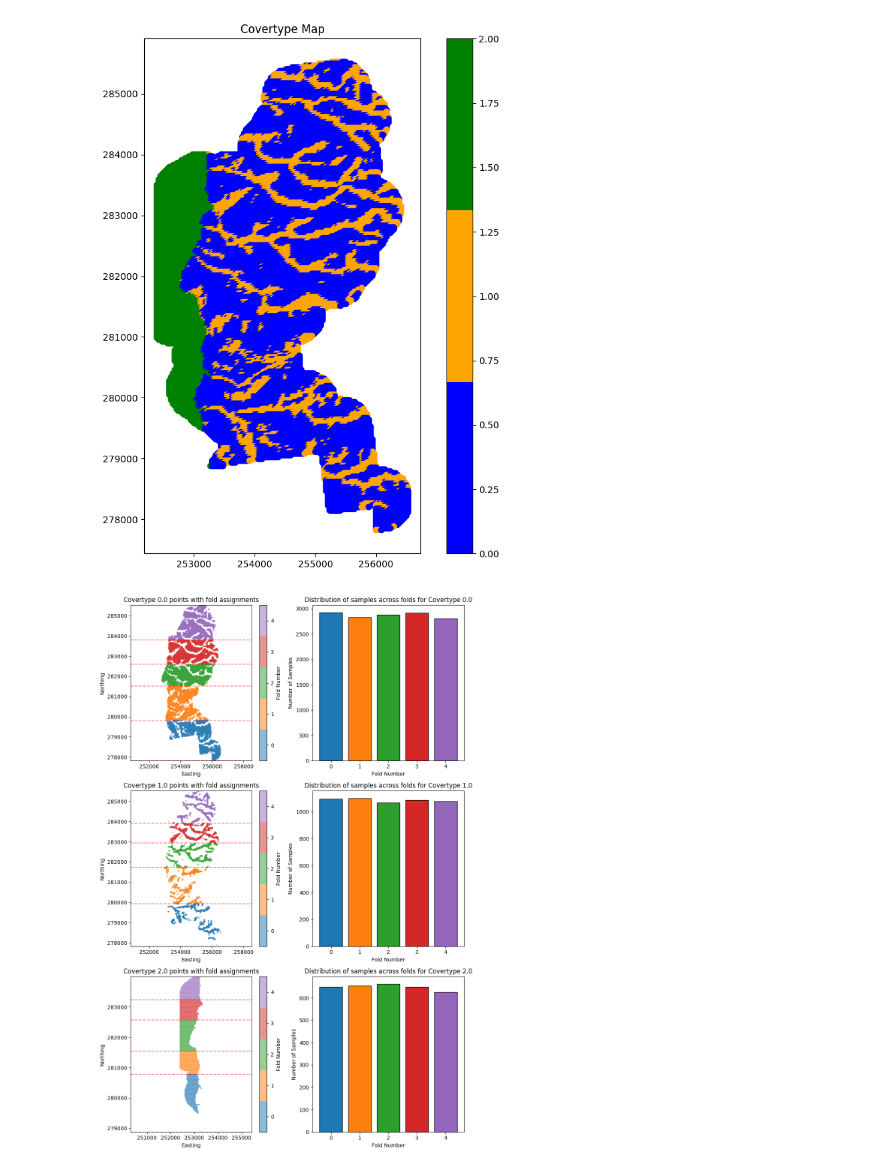
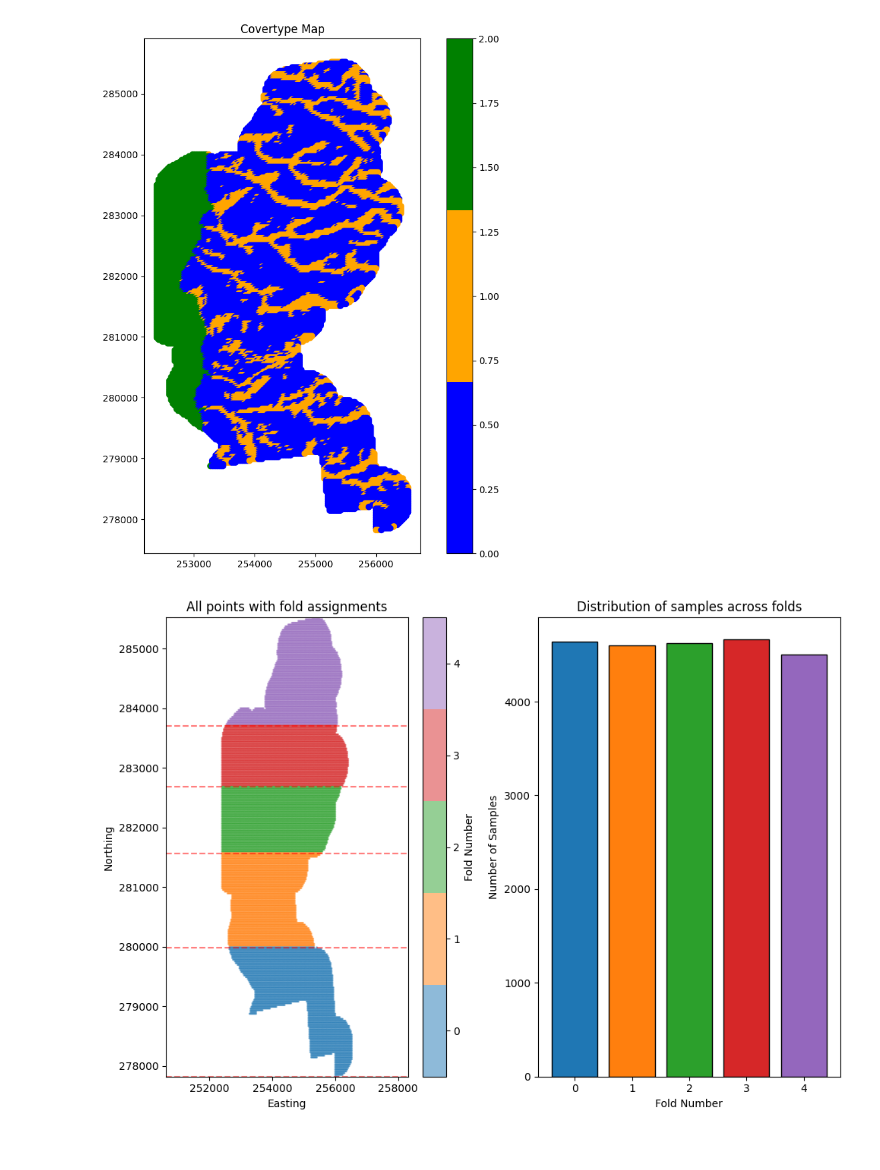
Before and after one commit to mosscoder/calibrate_rap, a Jupyter notebook: 06_assign_latitudinal_folds.ipynb, the cells around one changed output. Cells and saved outputs as stored; diff of their text form; code cells hidden in the pictures.

```diff
--- a/06_assign_latitudinal_folds.ipynb
+++ b/06_assign_latitudinal_folds.ipynb
@@ -72,77 +72,64 @@ plt.show()
 [figure]
 [figure]
 # %%
-# Create a figure with 2 rows and 3 columns of subplots
-fig, axes = plt.subplots(3, 2, figsize=(10, 15))
+# Create a figure with 1 row and 2 columns of subplots
+fig, axes = plt.subplots(1, 2, figsize=(10, 7))
 axes = axes.flatten()
 
 # Create a custom colormap with 5 distinct colors
 colors = ['#1f77b4', '#ff7f0e', '#2ca02c', '#d62728', '#9467bd']  # 5 distinct colors
 custom_cmap = matplotlib.colors.ListedColormap(colors)
 
-covertypes = train_points['covertype'].unique()
-covertypes = sorted(covertypes[~pd.isnull(covertypes)]) #sort and remove nans
+# Get y-coordinates of all points
+all_y = train_points.geometry.y
 
-for i, covertype in enumerate(covertypes):
-    # Filter points for the current covertype
-    covertype_points = train_points[train_points['covertype'] == covertype].copy()
+# Create bands with equal number of points in each fold
+num_folds = 5
+y_bands = np.percentile(all_y, np.linspace(0, 100, num_folds + 1))
 
-    # Get y-coordinates of all points for this covertype
-    all_y = covertype_points.geometry.y
+# Assign folds based on which band each point falls into
+train_points.loc[:, 'fold'] = pd.cut(train_points.geometry.y, bins=y_bands, labels=False, include_lowest=True)
 
-    # Create bands with equal number of points in each fold
-    num_folds = 5
-    y_bands = np.percentile(all_y, np.linspace(0, 100, num_folds + 1))
+# Plot all points with y_bands on first subplot
+ax1 = axes[0]
 
-    # Assign folds based on which band each point falls into
-    covertype_points.loc[:, 'fold'] = pd.cut(covertype_points.geometry.y, bins=y_bands, labels=False, include_lowest=True)
+# Calculate the range of x and y coordinates
+x_min, x_max = train_points.geometry.x.min(), train_points.geometry.x.max()
+y_min, y_max = train_points.geometry.y.min(), train_points.geometry.y.max()
 
-    # Update the original train_points with the fold assignments
-    train_points.loc[covertype_points.index, 'fold'] = covertype_points['fold']
+# Calculate the width and height of the plot
+x_range = x_max - x_min
+y_range = y_max - y_min
 
-    # Plot all points with y_bands on first subplot
-    ax1 = axes[i*2]
+# Determine the plot size based on the larger range
+plot_range = max(x_range, y_range)
 
-    # Calculate the range of x and y coordinates
-    x_min, x_max = covertype_points.geometry.x.min(), covertype_points.geometry.x.max()
-    y_min, y_max = covertype_points.geometry.y.min(), covertype_points.geometry.y.max()
+# Set the plot limits to maintain a 1:1 aspect ratio
+ax1.set_xlim(x_min - (plot_range - x_range) / 2, x_max + (plot_range - x_range) / 2)
+ax1.set_ylim(y_min - (plot_range - y_range) / 2, y_max + (plot_range - y_range) / 2)
 
-    # Calculate the width and height of the plot
-    x_range = x_max - x_min
-    y_range = y_max - y_min
+scatter1 = ax1.scatter(train_points.geometry.x, train_points.geometry.y,
+                        c=train_points['fold'], cmap=custom_cmap,
+                        s=1, alpha=0.5, vmin=-0.5, vmax=4.5)
+for y_val in y_bands:
+    ax1.axhline(y=y_val, color='red', linestyle='--', alpha=0.5)
+cbar1 = fig.colorbar(scatter1, ax=ax1, label='Fold Number', ticks=[0,1,2,3,4])
+cbar1.set_ticklabels(['0','1','2','3','4'])
+ax1.set_title(f'All points with fold assignments')
+ax1.set_xlabel('Easting')
+ax1.set_ylabel('Northing')
 
-    # Determine the plot size based on the larger range
-    plot_range = max(x_range, y_range)
+# Plot distribution of all samples
+ax2 = axes[1]
+fold_counts = train_points['fold'].value_counts().sort_index()
+ax2.bar(fold_counts.index, fold_counts.values, color=colors, edgecolor='black')
+ax2.set_title(f'Distribution of samples across folds')
+ax2.set_xlabel('Fold Number')
+ax2.set_ylabel('Number of Samples')
 
-    # Set the plot limits to maintain a 1:1 aspect ratio
-    ax1.set_xlim(x_min - (plot_range - x_range) / 2, x_max + (plot_range - x_range) / 2)
-    ax1.set_ylim(y_min - (plot_range - y_range) / 2, y_max + (plot_range - y_range) / 2)
-
-    scatter1 = ax1.scatter(covertype_points.geometry.x, covertype_points.geometry.y,
-                          c=covertype_points['fold'], cmap=custom_cmap,
-                          s=1, alpha=0.5, vmin=-0.5, vmax=4.5)
-    for y_val in y_bands:
-        ax1.axhline(y=y_val, color='red', linestyle='--', alpha=0.5)
-    cbar1 = fig.colorbar(scatter1, ax=ax1, label='Fold Number', ticks=[0,1,2,3,4])
-    cbar1.set_ticklabels(['0','1','2','3','4'])
-    ax1.set_title(f'Covertype {covertype} points with fold assignments')
-    ax1.set_xlabel('Easting')
-    ax1.set_ylabel('Northing')
-
-    # Plot distribution of all samples
-    ax2 = axes[i*2+1]
-    fold_counts = covertype_points['fold'].value_counts().sort_index()
-    ax2.bar(fold_counts.index, fold_counts.values, color=colors, edgecolor='black')
-    ax2.set_title(f'Distribution of samples across folds for Covertype {covertype}')
-    ax2.set_xlabel('Fold Number')
-    ax2.set_ylabel('Number of Samples')
-
-# Remove any unused subplots
-for j in range(len(covertypes)*2, len(axes)):
-    fig.delaxes(axes[j])
 
 plt.tight_layout()
 # %% [output]
-[figure, old version]
+[figure, new version]
 # %%
 train_points.to_file('data/vector/train_points_with_folds.geojson', driver='GeoJSON')
```
Also changed, not shown: 23 other files.
